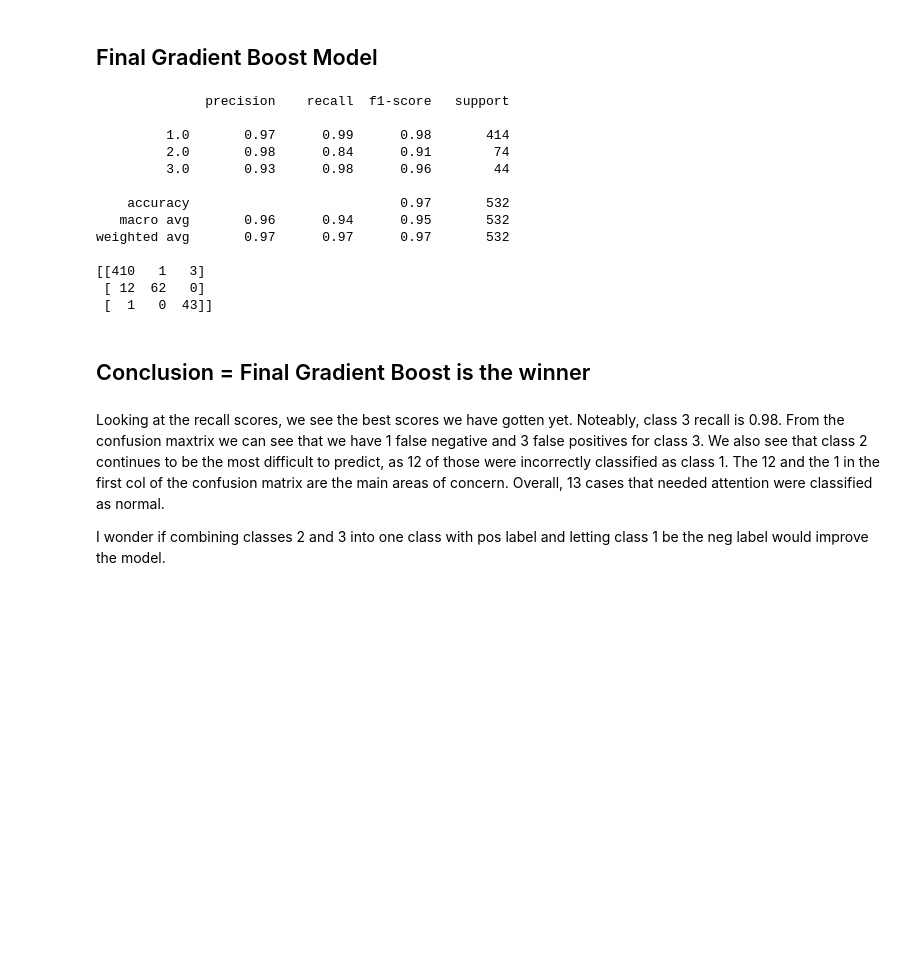
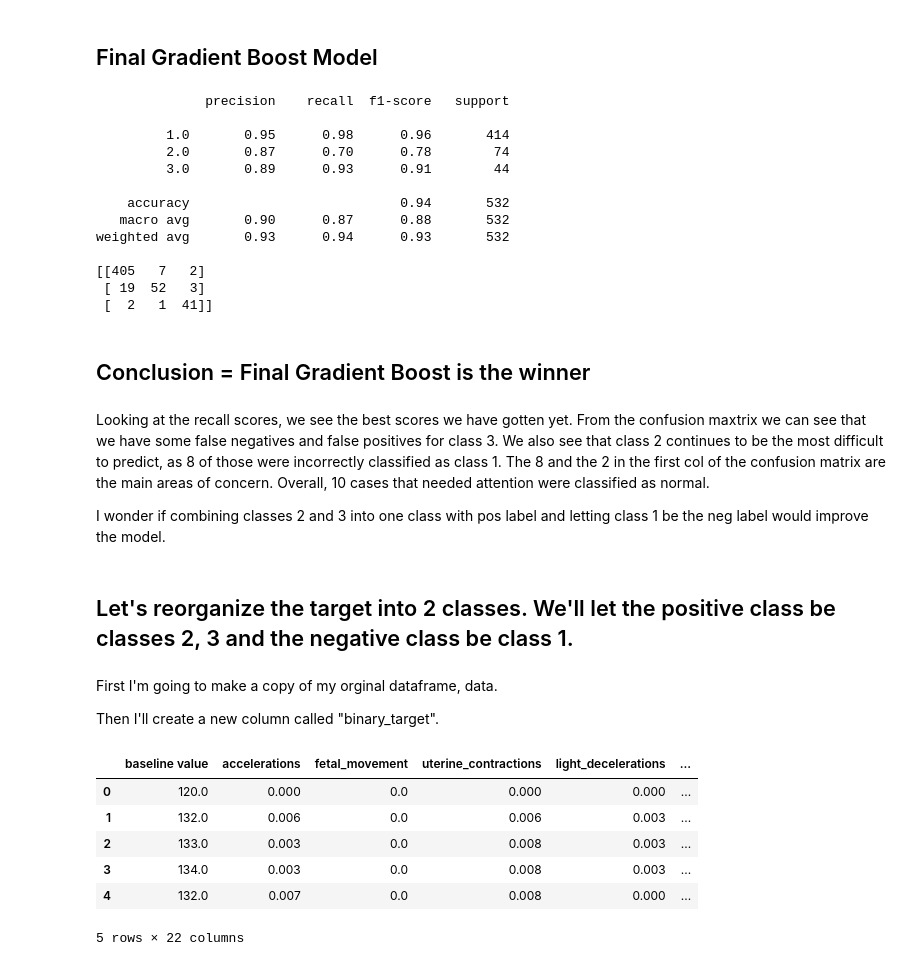
Before and after one commit to MSnellgrove/Springboard, a Jupyter notebook: Projects/Capstone Three/[Step 3] Capstone Three - Preprocessing and Modeling.ipynb, the cells around one changed output. Cells and saved outputs as stored; diff of their text form; code cells hidden in the pictures; blank space fills up the shorter version.

```diff
--- a/Projects/Capstone Three/[Step 3] Capstone Three - Preprocessing and Modeling.ipynb
+++ b/Projects/Capstone Three/[Step 3] Capstone Three - Preprocessing and Modeling.ipynb
@@ -394,7 +395,7 @@ weighted avg       0.94      0.94      0.94       532
 # %% [markdown]
 ## Final Gradient Boost Model
 # %%
-gb = GradientBoostingClassifier(criterion = 'squared_error', learning_rate = 0.2)
+gb = GradientBoostingClassifier(criterion = 'friedman_mse', learning_rate = 0.25)
 gb.fit(X_train_scaled, y_train)
 preds = gb.predict(X_test_scaled)
 
@@ -403,20 +404,37 @@ print(confusion_matrix(y_test, preds))
 # %% [output]
               precision    recall  f1-score   support
 
-         1.0       0.97      0.99      0.98       414
-         2.0       0.98      0.84      0.91        74
-         3.0       0.93      0.98      0.96        44
+         1.0       0.95      0.98      0.96       414
+         2.0       0.87      0.70      0.78        74
+         3.0       0.89      0.93      0.91        44
 
-    accuracy                           0.97       532
-   macro avg       0.96      0.94      0.95       532
-weighted avg       0.97      0.97      0.97       532
+    accuracy                           0.94       532
+   macro avg       0.90      0.87      0.88       532
+weighted avg       0.93      0.94      0.93       532
 
-[[410   1   3]
- [ 12  62   0]
- [  1   0  43]]
+[[405   7   2]
+ [ 19  52   3]
+ [  2   1  41]]
 # %% [markdown]
 ## Conclusion = Final Gradient Boost is the winner
 # %% [markdown]
-Looking at the recall scores, we see the best scores we have gotten yet. Noteably, class 3 recall is 0.98. From the confusion maxtrix we can see that we have 1 false negative and 3 false positives for class 3. We also see that class 2 continues to be the most difficult to predict, as 12 of those were incorrectly classified as class 1. The 12 and the 1 in the first col of the confusion matrix are the main areas of concern. Overall, 13 cases that needed attention were classified as normal.
+Looking at the recall scores, we see the best scores we have gotten yet. From the confusion maxtrix we can see that we have some false negatives and false positives for class 3. We also see that class 2 continues to be the most difficult to predict, as 8 of those were incorrectly classified as class 1. The 8 and the 2 in the first col of the confusion matrix are the main areas of concern. Overall, 10 cases that needed attention were classified as normal.
 
 I wonder if combining classes 2 and 3 into one class with pos label and letting class 1 be the neg label would improve the model.
+# %% [markdown]
+## Let's reorganize the target into 2 classes. We'll let the positive class be classes 2,  3 and the negative class be class 1.
+# %% [markdown]
+First I'm going to make a copy of my orginal dataframe, data.
+
+Then I'll create a new column called "binary_target".
+# %%
+binary_df = data.copy(deep = True)
+binary_df.head()
+# %% [output]
+|  | baseline value | accelerations | fetal_movement | uterine_contractions | light_decelerations | ... |
+| 0 | 120.0 | 0.000 | 0.0 | 0.000 | 0.000 | ... |
+| 1 | 132.0 | 0.006 | 0.0 | 0.006 | 0.003 | ... |
+| 2 | 133.0 | 0.003 | 0.0 | 0.008 | 0.003 | ... |
+| 3 | 134.0 | 0.003 | 0.0 | 0.008 | 0.003 | ... |
+| 4 | 132.0 | 0.007 | 0.0 | 0.008 | 0.000 | ... |
+5 rows × 22 columns
```
Also changed, not shown: parts of 44 cells of this notebook.
